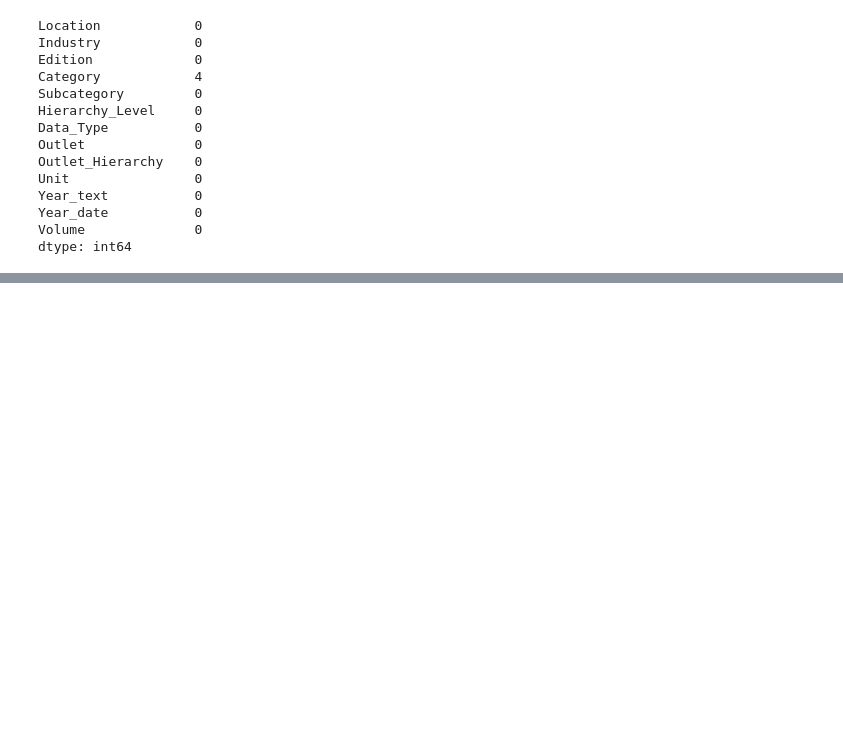
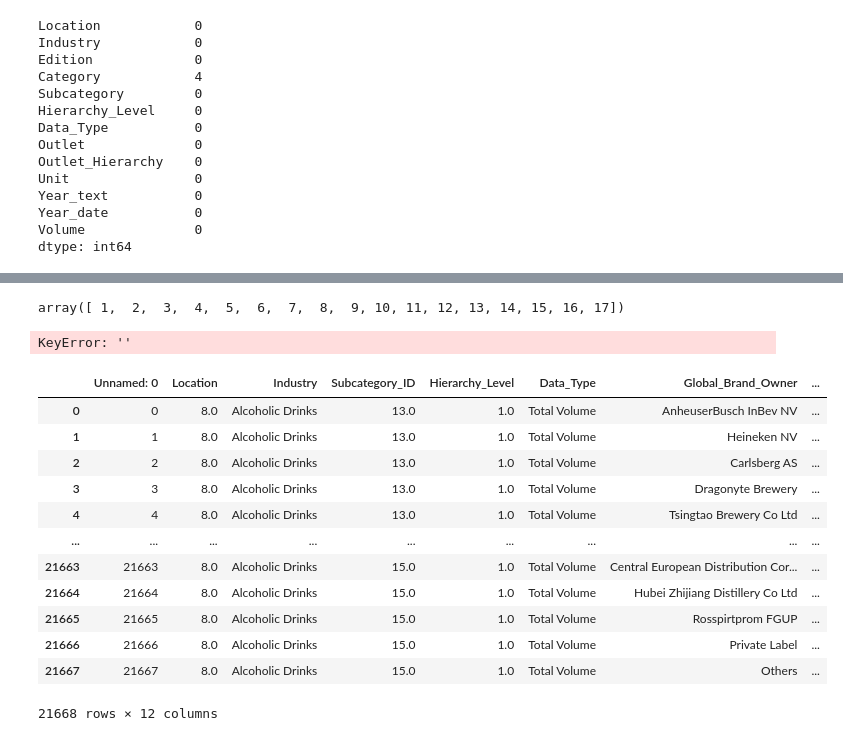
Before and after one commit to Ta-DevSark/dragonyte_brewery, a Jupyter notebook: Mahmoud.ipynb, the cells around one changed output, grey strips where cells are left out. Drawn from its saved outputs; the diff is of its cells as text; code cells hidden in the pictures; blank space fills up the shorter version.

```diff
--- a/Mahmoud.ipynb
+++ b/Mahmoud.ipynb
@@ -797,0 +830,26 @@ updated_df1.to_csv('')
+# %%
+df4['Subcategory'].unique()
+# %% [output]
+array([ 1,  2,  3,  4,  5,  6,  7,  8,  9, 10, 11, 12, 13, 14, 15, 16, 17])
+# %%
+df4.loc[df4['Subcategory'] == 5,'']
+# %% [output]
+KeyError: ''
+# %%
+df7= pd.read_csv('Company_Share_GBO_unit_clean_V1_3_3.csv')
+# %%
+df7
+# %% [output]
+|  | Unnamed: 0 | Location | Industry | Subcategory_ID | Hierarchy_Level | Data_Type | Global_Brand_Owner | ... |
+| 0 | 0 | 8.0 | Alcoholic Drinks | 13.0 | 1.0 | Total Volume | AnheuserBusch InBev NV | ... |
+| 1 | 1 | 8.0 | Alcoholic Drinks | 13.0 | 1.0 | Total Volume | Heineken NV | ... |
+| 2 | 2 | 8.0 | Alcoholic Drinks | 13.0 | 1.0 | Total Volume | Carlsberg AS | ... |
+| 3 | 3 | 8.0 | Alcoholic Drinks | 13.0 | 1.0 | Total Volume | Dragonyte Brewery | ... |
+| 4 | 4 | 8.0 | Alcoholic Drinks | 13.0 | 1.0 | Total Volume | Tsingtao Brewery Co Ltd | ... |
+| ... | ... | ... | ... | ... | ... | ... | ... | ... |
+| 21663 | 21663 | 8.0 | Alcoholic Drinks | 15.0 | 1.0 | Total Volume | Central European Distribution Cor... | ... |
+| 21664 | 21664 | 8.0 | Alcoholic Drinks | 15.0 | 1.0 | Total Volume | Hubei Zhijiang Distillery Co Ltd | ... |
+| 21665 | 21665 | 8.0 | Alcoholic Drinks | 15.0 | 1.0 | Total Volume | Rosspirtprom FGUP | ... |
+| 21666 | 21666 | 8.0 | Alcoholic Drinks | 15.0 | 1.0 | Total Volume | Private Label | ... |
+| 21667 | 21667 | 8.0 | Alcoholic Drinks | 15.0 | 1.0 | Total Volume | Others | ... |
+21668 rows × 12 columns
```
Also changed, not shown: parts of 53 cells of this notebook, 3 other files.
